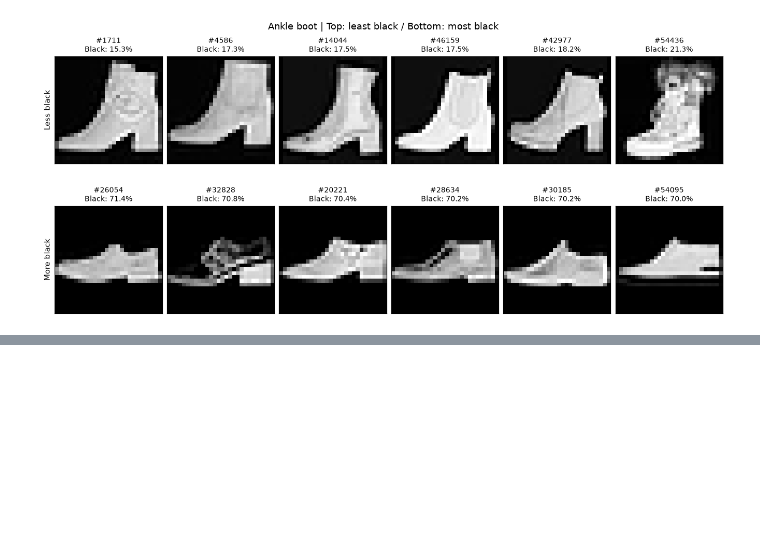
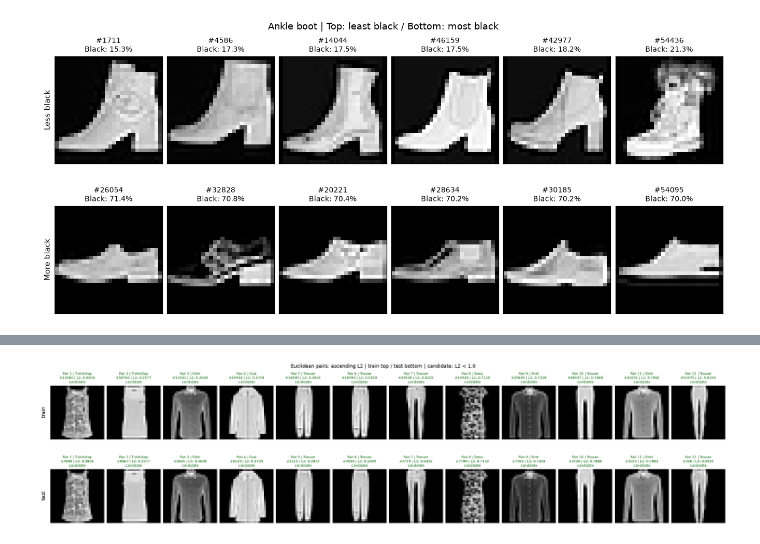
Before and after one commit to raewoo0908/code_it_image_generation, a Jupyter notebook: eda/eda_chaejeong.ipynb, the cells around one changed output, grey strips where cells are left out. Saved outputs shown, nothing was run; the diff lists cells and outputs as text; code cells hidden in the pictures; blank space fills up the shorter version.

```diff
--- a/eda/eda_chaejeong.ipynb
+++ b/eda/eda_chaejeong.ipynb
@@ -604,0 +721,86 @@ Ankle boot: train 6,000장 × test 1,000장 비교 완료
+# %%
+NEAR_DUPLICATE_DISTANCE = 1.0
+MAX_EUCLIDEAN_PAIRS_TO_SHOW = 12
+DISTANCE_BATCH_SIZE = 256
+comparison_device = torch.device("cuda" if torch.cuda.is_available() else "cpu")
+nearest_rows = []
+
+with torch.no_grad():
+    for label, name in enumerate(class_names):
+        train_indices = np.flatnonzero(train_labels == label)
+        test_indices = np.flatnonzero(test_labels == label)
+        # GAN 입력의 -1~1 정규화와 별도로, 거리 계산에는 원본을 0~1로 맞춥니다.
+        train_vectors = torch.from_numpy(train_images[train_indices]).to(comparison_device, dtype=torch.float32).div(255).flatten(1)
+        test_vectors = torch.from_numpy(test_images[test_indices]).to(comparison_device, dtype=torch.float32).div(255).flatten(1)
+        nearest_indices = []
+        for start in range(0, len(test_indices), DISTANCE_BATCH_SIZE):
+            distances = torch.cdist(test_vectors[start:start + DISTANCE_BATCH_SIZE], train_vectors, p=2)
+            nearest_indices.append(distances.argmin(dim=1).cpu().numpy())
+        matched_train = train_indices[np.concatenate(nearest_indices)]
+
+        # 선택된 두 원본의 차이로 거리를 다시 계산해 반올림 오차를 줄입니다.
+        pixel_difference = (test_images[test_indices].astype(np.float64)
+                            - train_images[matched_train].astype(np.float64)) / 255.0
+        exact_distances = np.linalg.norm(pixel_difference.reshape(len(test_indices), -1), axis=1)
+        for test_index, train_index, distance in zip(test_indices, matched_train, exact_distances):
+            nearest_rows.append({"class": name, "label": label,
+                                 "train_index": int(train_index), "test_index": int(test_index),
+                                 "distance": float(distance)})
+        print(f"{name}: train {len(train_indices):,}장과 test {len(test_indices):,}장 비교 완료")
+
+del train_vectors, test_vectors, distances, pixel_difference
+nearest_matches = pd.DataFrame(nearest_rows)
+nearest_matches["is_candidate"] = nearest_matches["distance"] < NEAR_DUPLICATE_DISTANCE
+similar_pairs = nearest_matches[nearest_matches["is_candidate"]].sort_values("distance", kind="stable").reset_index(drop=True)
+
+distance_summary = pd.DataFrame([{
+    "거리 기준(미만)": NEAR_DUPLICATE_DISTANCE,
+    "유사 후보 test 이미지 수": len(similar_pairs),
+    "test 전체 대비 비율(%)": len(similar_pairs) / len(test_images) * 100,
+    "대응하는 서로 다른 train 이미지 수": similar_pairs["train_index"].nunique(),
+    "최근접 거리 중앙값": nearest_matches["distance"].median(),
+}])
+display(distance_summary.round(4))
+
+class_distance_rows = []
+for name in class_names:
+    matches = nearest_matches[nearest_matches["class"] == name]
+    candidates = matches[matches["is_candidate"]]
+    class_distance_rows.append({
+        "클래스": name, "test 이미지 수": len(matches),
+        "유사 후보 test 이미지 수": len(candidates),
+        "후보 비율(%)": len(candidates) / len(matches) * 100,
+        "대응 train 이미지 수": candidates["train_index"].nunique(),
+        "최소 거리": matches["distance"].min(), "거리 중앙값": matches["distance"].median(),
+    })
+class_distance_summary = pd.DataFrame(class_distance_rows)
+display(class_distance_summary.round(4))
+print(f"거리 {NEAR_DUPLICATE_DISTANCE:.2f} 미만인 test 이미지: {len(similar_pairs):,}장")
+print(f"대응하는 서로 다른 train 이미지: {similar_pairs['train_index'].nunique():,}장")
+
+# 클래스별로 그림을 나누지 않고, 최근접 쌍 전체를 거리 오름차순으로 나열합니다.
+shown_pairs = (nearest_matches.sort_values("distance", ascending=True, kind="stable")
+               .head(MAX_EUCLIDEAN_PAIRS_TO_SHOW).reset_index(drop=True))
+pair_count = len(shown_pairs)
+fig, axes = plt.subplots(2, pair_count, figsize=(max(7, 1.9 * pair_count), 5.8),
+                         squeeze=False, layout="constrained")
+for column, row in shown_pairs.iterrows():
+    train_index, test_index = int(row["train_index"]), int(row["test_index"])
+    status = "candidate" if row["is_candidate"] else "reference (outside threshold)"
+    for plot_row, (index, image) in enumerate([
+        (train_index, train_images[train_index]),
+        (test_index, test_images[test_index]),
+    ]):
+        ax = axes[plot_row, column]
+        ax.imshow(image, cmap="gray", vmin=0, vmax=255)
+        ax.set_title(f"Pair {column + 1} | {row['class']}\n#{index} | L2: {row['distance']:.4f}\n{status}", fontsize=8,
+                     color="darkgreen" if row["is_candidate"] else "dimgray")
+        ax.set_xticks([])
+        ax.set_yticks([])
+        for spine in ax.spines.values():
+            spine.set_visible(False)
+axes[0, 0].set_ylabel("train", fontsize=12, labelpad=10)
+axes[1, 0].set_ylabel("test", fontsize=12, labelpad=10)
+fig.suptitle(f"Euclidean pairs: ascending L2 | train top / test bottom | candidate: L2 < {NEAR_DUPLICATE_DISTANCE}", fontsize=12)
+plt.show()
+# %% [output]
@@ -605 +832,2 @@ Ankle boot: train 6,000장 × test 1,000장 비교 완료
+[figure, added]
 # %% [markdown]
```
Also changed, not shown: parts of 37 cells of this notebook.
